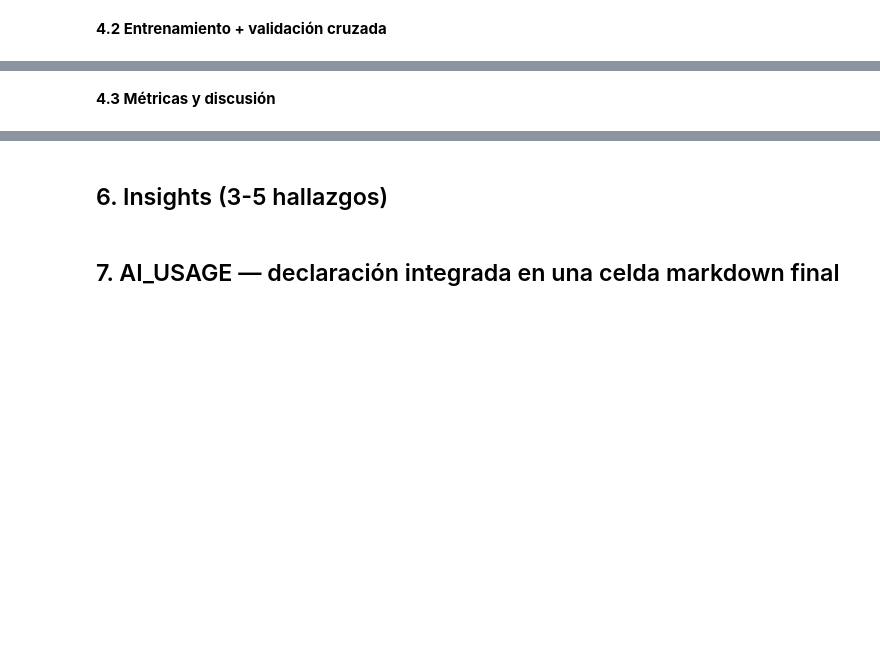
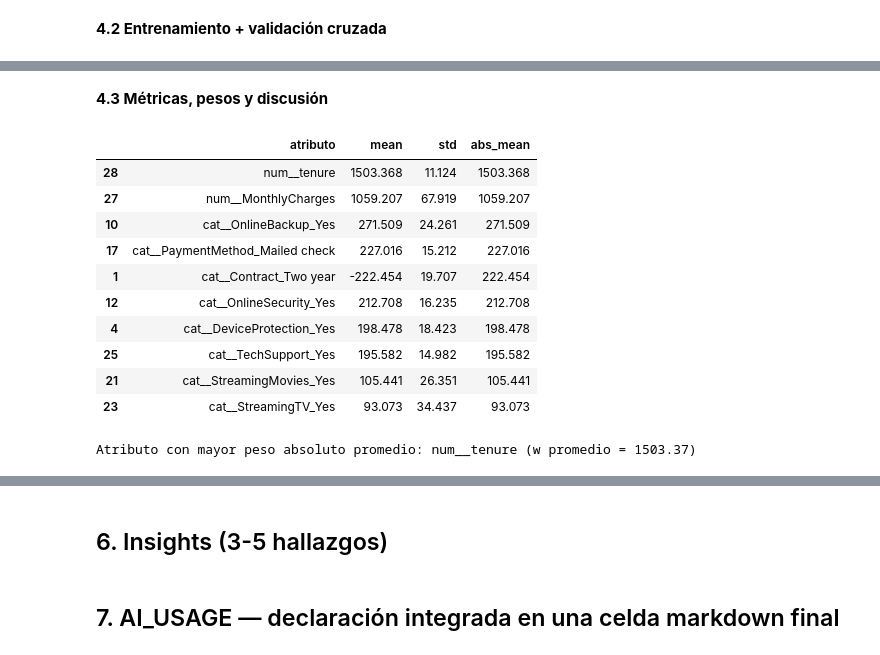
Before and after one commit to Esparrago23/Regresi-n-y-Clasificaci-n-sobre-Telco-Churn, a Jupyter notebook: notebook.ipynb, the cells around one changed output, grey strips where cells are left out. Saved outputs shown, nothing was run; the diff lists cells and outputs as text; code cells hidden in the pictures; blank space fills up the shorter version.

```diff
--- a/notebook.ipynb
+++ b/notebook.ipynb
@@ -262,7 +263,7 @@ numeric_features_reg = ['tenure', 'MonthlyCharges']
 preprocessor_reg = ColumnTransformer(
     transformers=[
         ('num', StandardScaler(), numeric_features_reg),
-        ('cat', OneHotEncoder(handle_unknown='ignore', sparse_output=False), categorical_features)
+        ('cat', OneHotEncoder(handle_unknown='ignore', drop='first', sparse_output=False), categorical_features)
     ]
 )
 
@@ -278,3 +279,16 @@ preprocessor_clf = ColumnTransformer(
 # %% [markdown]
 ## 4. Regresión: predecir TotalCharges
 **4.1 Modelo elegido + justificación**
+# %%
+X_reg = df[numeric_features_reg + categorical_features].copy()
+y_reg = df["TotalCharges"].copy()
+
+linear_regression_pipeline = Pipeline(
+    steps=[
+        ("preprocessor", preprocessor_reg),
+        ("model", LinearRegression())
+    ]
+)
+
+print(f"X shape: {X_reg.shape}")
+print(f"y shape: {y_reg.shape}")
@@ -283,2 +341,43 @@ preprocessor_clf = ColumnTransformer(
 # %% [markdown]
-**4.3 Métricas y discusión**
+**4.3 Métricas, pesos y discusión**
+# %%
+weight_frames = []
+
+for fold, estimator in enumerate(cv_results["estimator"], start=1):
+    feature_names = estimator.named_steps["preprocessor"].get_feature_names_out()
+    coefficients = estimator.named_steps["model"].coef_
+    weight_frames.append(
+        pd.DataFrame({
+            "fold": fold,
+            "atributo": feature_names,
+            "w": coefficients
+        })
+    )
+
+weights = pd.concat(weight_frames, ignore_index=True)
+weight_summary = (
+    weights
+    .groupby("atributo")["w"]
+    .agg(["mean", "std"])
+    .reset_index()
+)
+weight_summary["abs_mean"] = weight_summary["mean"].abs()
+
+top_weights = weight_summary.sort_values("abs_mean", ascending=False).head(10)
+display(top_weights.round(3))
+
+top_attribute = top_weights.iloc[0]
+print(f"Atributo con mayor peso absoluto promedio: {top_attribute['atributo']} (w promedio = {top_attribute['mean']:.2f})")
+# %% [output]
+|  | atributo | mean | std | abs_mean |
+| 28 | num__tenure | 1503.368 | 11.124 | 1503.368 |
+| 27 | num__MonthlyCharges | 1059.207 | 67.919 | 1059.207 |
+| 10 | cat__OnlineBackup_Yes | 271.509 | 24.261 | 271.509 |
+| 17 | cat__PaymentMethod_Mailed check | 227.016 | 15.212 | 227.016 |
+| 1 | cat__Contract_Two year | -222.454 | 19.707 | 222.454 |
+| 12 | cat__OnlineSecurity_Yes | 212.708 | 16.235 | 212.708 |
+| 4 | cat__DeviceProtection_Yes | 198.478 | 18.423 | 198.478 |
+| 25 | cat__TechSupport_Yes | 195.582 | 14.982 | 195.582 |
+| 21 | cat__StreamingMovies_Yes | 105.441 | 26.351 | 105.441 |
+| 23 | cat__StreamingTV_Yes | 93.073 | 34.437 | 93.073 |
+Atributo con mayor peso absoluto promedio: num__tenure (w promedio = 1503.37)
```
Also changed, not shown: parts of 15 cells of this notebook, 1 other file.
